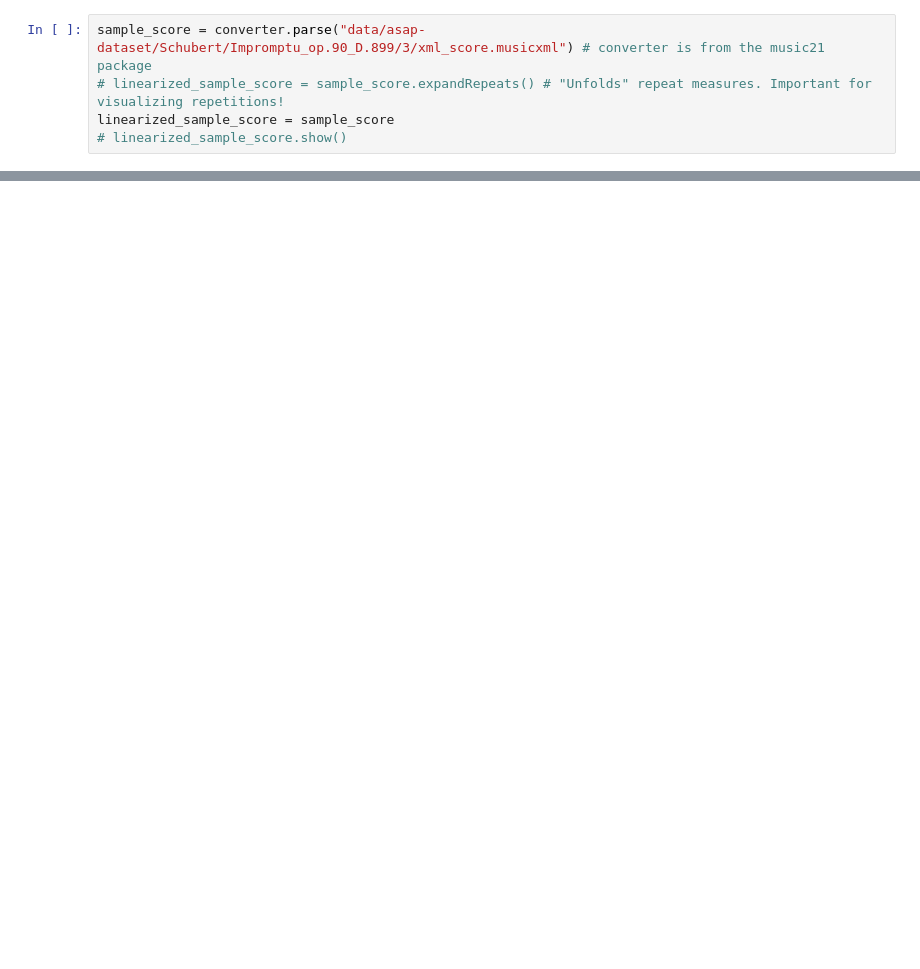
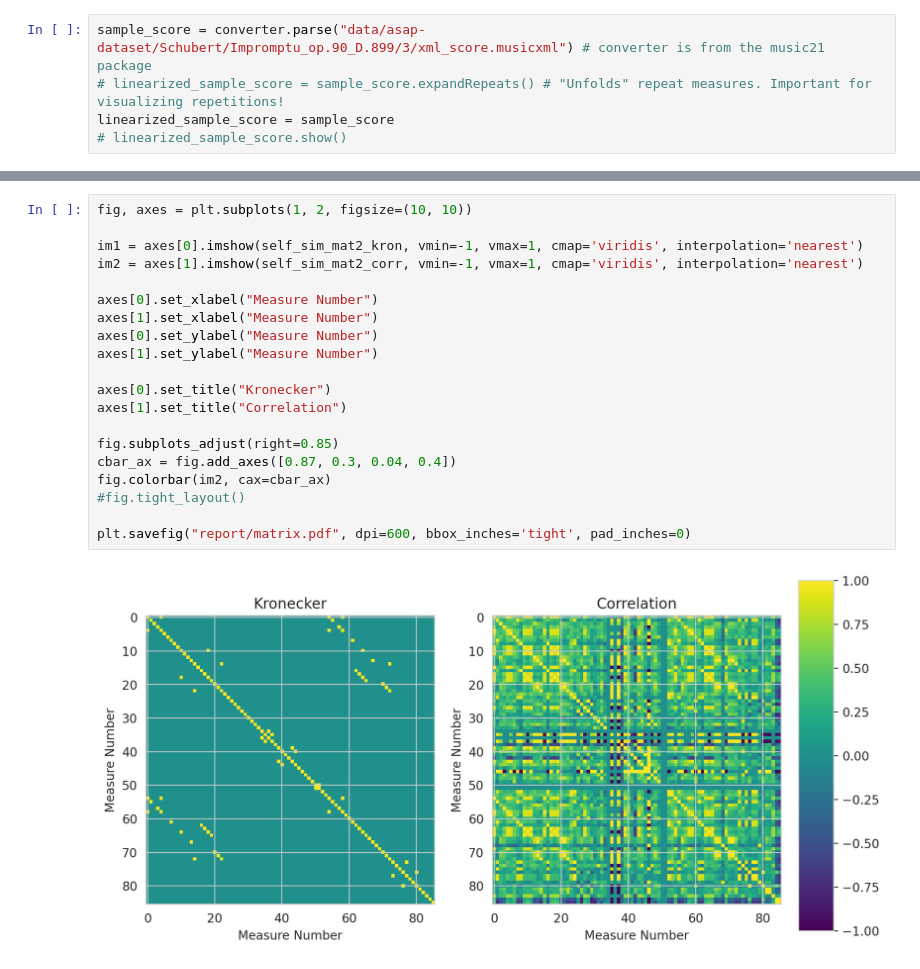
Before and after one commit to TalosSources/digital_musicology_homework_3, a Jupyter notebook: ssm.ipynb, the cells around one changed output, grey strips where cells are left out. Saved outputs shown, nothing was run; the diff lists cells and outputs as text; blank space fills up the shorter version.

```diff
--- a/ssm.ipynb
+++ b/ssm.ipynb
@@ -97 +100,23 @@ plt.show()
+# %%
+fig, axes = plt.subplots(1, 2, figsize=(10, 10))
+
+im1 = axes[0].imshow(self_sim_mat2_kron, vmin=-1, vmax=1, cmap='viridis', interpolation='nearest')
+im2 = axes[1].imshow(self_sim_mat2_corr, vmin=-1, vmax=1, cmap='viridis', interpolation='nearest')
+
+axes[0].set_xlabel("Measure Number")
+axes[1].set_xlabel("Measure Number")
+axes[0].set_ylabel("Measure Number")
+axes[1].set_ylabel("Measure Number")
+
+axes[0].set_title("Kronecker")
+axes[1].set_title("Correlation")
+
+fig.subplots_adjust(right=0.85)
+cbar_ax = fig.add_axes([0.87, 0.3, 0.04, 0.4])
+fig.colorbar(im2, cax=cbar_ax)
+#fig.tight_layout()
+
+plt.savefig("report/matrix.pdf", dpi=600, bbox_inches='tight', pad_inches=0)
+# %% [output]
+[figure, added]
 # %%
```
Also changed, not shown: parts of 18 cells of this notebook, 8 other files.
